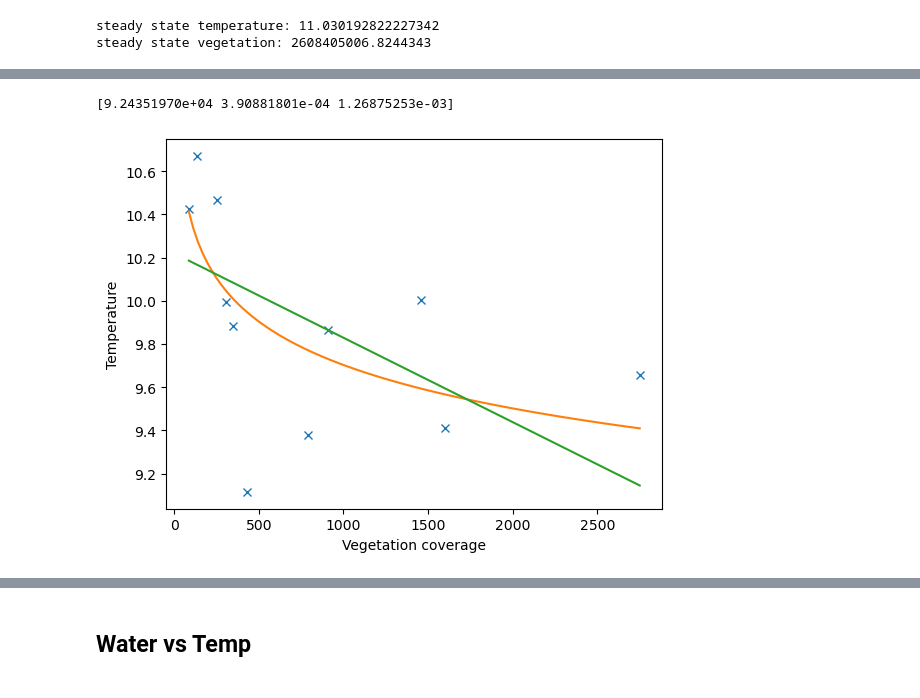
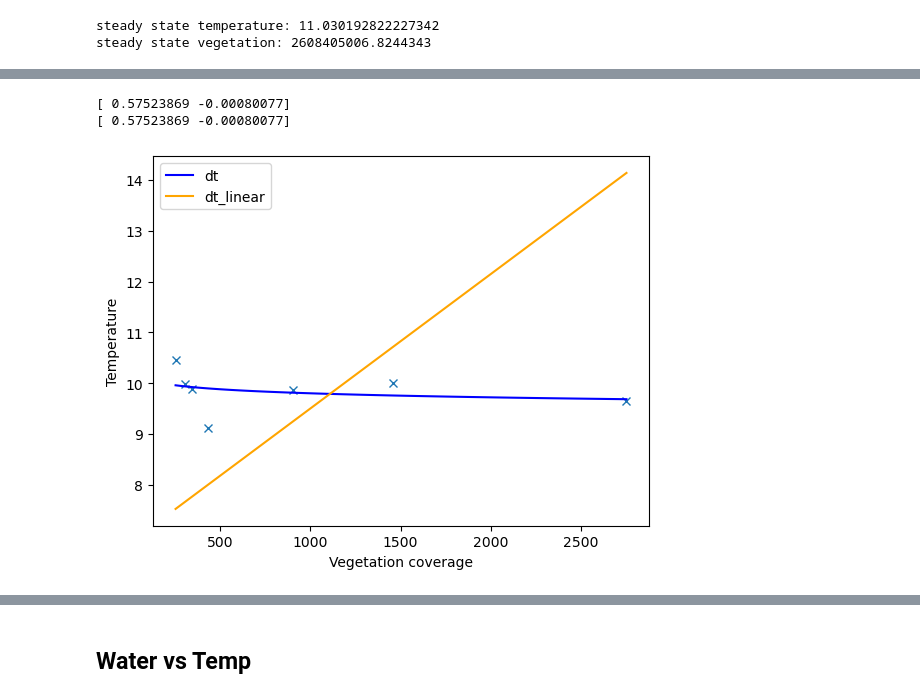
Before and after one commit to Max10-afk/comp_ecology, a Jupyter notebook: scripts/plotting.ipynb, the cells around one changed output, grey strips where cells are left out. Drawn from its saved outputs; the diff is of its cells as text; code cells hidden in the pictures.

Commit message:
Added line fitting for new equations. Plots look shitty, vegetation that only depends on itself is wierd.

```diff
--- a/scripts/plotting.ipynb
+++ b/scripts/plotting.ipynb
@@ -17,8 +17,10 @@ h = 0.1
 W = 0.5
 p = 0.1
 # %%
-data = pd.read_csv("../data/water_green_area_temp.csv")
-data = data[data["country"] == "Germany"]
-data = data.pivot(columns=["variable"], values=["value"],index="city").reset_index()
-data.columns = ["city", "V", "T", "W"]
-data
+data = pd.read_csv("../data/joined_T_W_V_P.csv")
+data = data[data["WHO Country Name"] == "Germany"]
+#data = data.pivot(columns=["variable"], values=["value"],index="city").reset_index()
+#data.columns = ["city","PM2.5 (μg/m3)", "V", "T", "W"]
+data = data.loc[:,["city","PM2.5 (μg/m3)", "V", "T", "W"]].groupby("city").mean()
+data.columns = ["P", "V", "T", "W"]
+data = data.dropna()
@@ -49,29 +152,32 @@ steady state vegetation: 2608405006.8244343
 # %%
 # Function candidates
 def dt(V, h, a, b):
     T = data["T"].mean()
     W = data["W"].mean()
     return T + h * T + a * np.log(V) + b * np.log(W)
 
-def dt_linear(V, h, a, b):
-    T = data["T"].mean()
-    W = data["W"].mean()
-    return h * T - a * V - b * W
+def dt_linear(VP , h, c):
+    V, P = VP
+    return  h*P - c *V
 
 # Perform the curve fitting
 popt, pcov = curve_fit(dt, data["V"], data["T"])
-popt_linear, _ = curve_fit(dt_linear, data["V"], data["T"],bounds=[[0,0,0],[100000,10000000,100000]],p0=[0,1,1])
+popt_linear, _ = curve_fit(dt_linear, (data["V"], data["P"]), data["T"])#,bounds=[[0,0,0],[100000,10000000,100000]],p0=[0,1,1])
 
-x_fit = np.linspace(min(data["V"]), max(data["V"]), 100)
-y_fit = dt(x_fit, *popt)
-y_linear = dt_linear(x_fit, *popt_linear)
+print(popt_linear)
+v_fit = np.linspace(min(data["V"]), max(data["V"]), 100)
+p_fit = np.linspace(min(data["P"]), max(data["P"]), 100)
+y_fit = dt(v_fit, *popt)
+y_linear = dt_linear((v_fit, p_fit),  *popt_linear)
 
 plt.plot(data["V"],data["T"],"x")
-plt.plot(x_fit,y_fit)
-plt.plot(x_fit,y_linear)
+plt.plot(v_fit,y_fit, label = "dt", color = "blue")
+plt.plot(v_fit,y_linear, label = "dt_linear", color = "orange")
 plt.ylabel("Temperature")
 plt.xlabel("Vegetation coverage")
+plt.legend()
 print(popt_linear)
 # %% [output]
-[9.24351970e+04 3.90881801e-04 1.26875253e-03]
+[ 0.57523869 -0.00080077]
+[ 0.57523869 -0.00080077]
-[figure, old version]
+[figure, new version]
```
Also changed, not shown: parts of 15 cells of this notebook.
